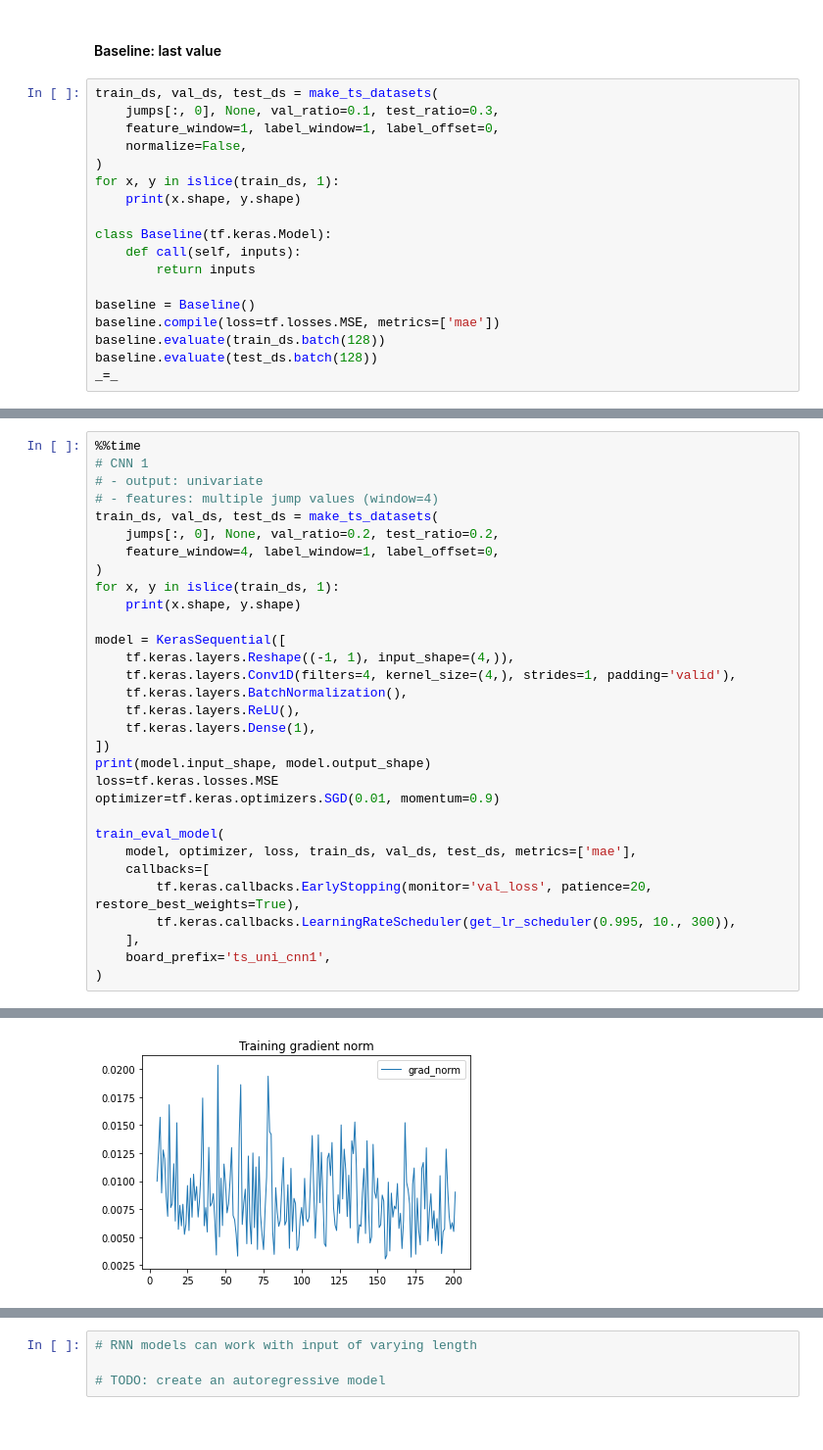
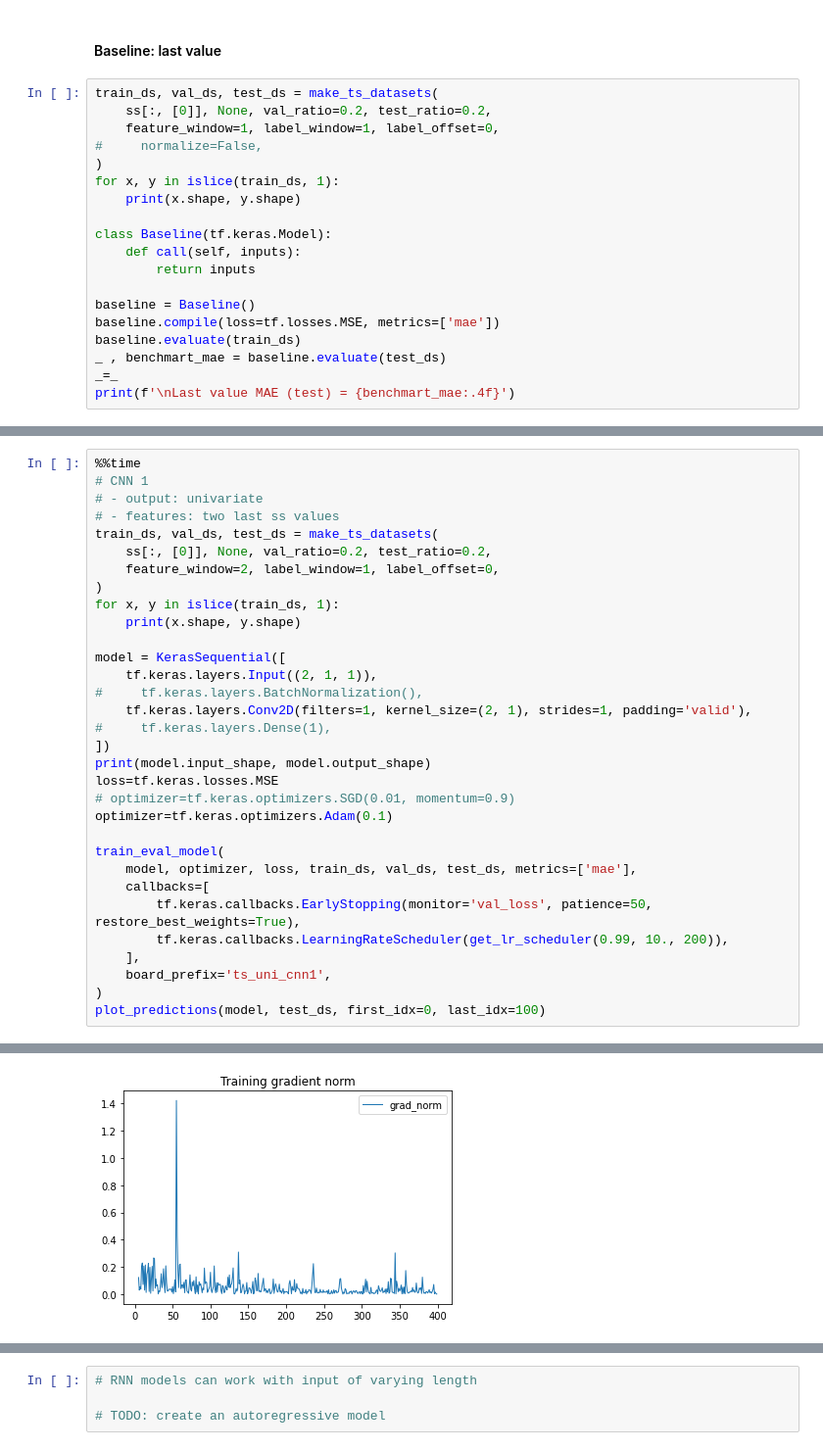
Before and after one commit to mysterious-ben/ds-examples, a Jupyter notebook: dl/cnn_rnn.ipynb, the cells around one changed output, grey strips where cells are left out. Shown at 98% size. Cells and saved outputs as stored; diff of their text form.

```diff
--- a/dl/cnn_rnn.ipynb
+++ b/dl/cnn_rnn.ipynb
@@ -953,9 +1250,9 @@ tf.Tensor(
 #### Baseline: last value
 # %%
 train_ds, val_ds, test_ds = make_ts_datasets(
-    jumps[:, 0], None, val_ratio=0.1, test_ratio=0.3,
+    ss[:, [0]], None, val_ratio=0.2, test_ratio=0.2,
     feature_window=1, label_window=1, label_offset=0,
-    normalize=False,
+#     normalize=False,
 )
 for x, y in islice(train_ds, 1):
     print(x.shape, y.shape)
@@ -966,7 +1263,8 @@ class Baseline(tf.keras.Model):
 
 baseline = Baseline()
 baseline.compile(loss=tf.losses.MSE, metrics=['mae'])
-baseline.evaluate(train_ds.batch(128))
-baseline.evaluate(test_ds.batch(128))
+baseline.evaluate(train_ds)
+_ , benchmart_mae = baseline.evaluate(test_ds)
 _=_
+print(f'\nLast value MAE (test) = {benchmart_mae:.4f}')
 # %% [output]
@@ -1282,31 +1955,32 @@ tf.Tensor(
 %%time
 # CNN 1
 # - output: univariate
-# - features: multiple jump values (window=4)
+# - features: two last ss values
 train_ds, val_ds, test_ds = make_ts_datasets(
-    jumps[:, 0], None, val_ratio=0.2, test_ratio=0.2,
-    feature_window=4, label_window=1, label_offset=0,
+    ss[:, [0]], None, val_ratio=0.2, test_ratio=0.2,
+    feature_window=2, label_window=1, label_offset=0,
 )
 for x, y in islice(train_ds, 1):
     print(x.shape, y.shape)
 
 model = KerasSequential([
-    tf.keras.layers.Reshape((-1, 1), input_shape=(4,)),
-    tf.keras.layers.Conv1D(filters=4, kernel_size=(4,), strides=1, padding='valid'),
-    tf.keras.layers.BatchNormalization(),
-    tf.keras.layers.ReLU(),
-    tf.keras.layers.Dense(1),
+    tf.keras.layers.Input((2, 1, 1)),
+#     tf.keras.layers.BatchNormalization(),
+    tf.keras.layers.Conv2D(filters=1, kernel_size=(2, 1), strides=1, padding='valid'),
+#     tf.keras.layers.Dense(1),
 ])
 print(model.input_shape, model.output_shape)
 loss=tf.keras.losses.MSE
-optimizer=tf.keras.optimizers.SGD(0.01, momentum=0.9)
+# optimizer=tf.keras.optimizers.SGD(0.01, momentum=0.9)
+optimizer=tf.keras.optimizers.Adam(0.1)
 
 train_eval_model(
     model, optimizer, loss, train_ds, val_ds, test_ds, metrics=['mae'],
     callbacks=[
-        tf.keras.callbacks.EarlyStopping(monitor='val_loss', patience=20, restore_best_weights=True),
-        tf.keras.callbacks.LearningRateScheduler(get_lr_scheduler(0.995, 10., 300)),
+        tf.keras.callbacks.EarlyStopping(monitor='val_loss', patience=50, restore_best_weights=True),
+        tf.keras.callbacks.LearningRateScheduler(get_lr_scheduler(0.99, 10., 200)),
     ],
     board_prefix='ts_uni_cnn1',
 )
+plot_predictions(model, test_ds, first_idx=0, last_idx=100)
 # %% [output]
@@ -1324 +1998 @@ Wall time: 2min 2s
-[figure, old version]
+[figure, new version]
```
Also changed, not shown: parts of 80 cells of this notebook.
